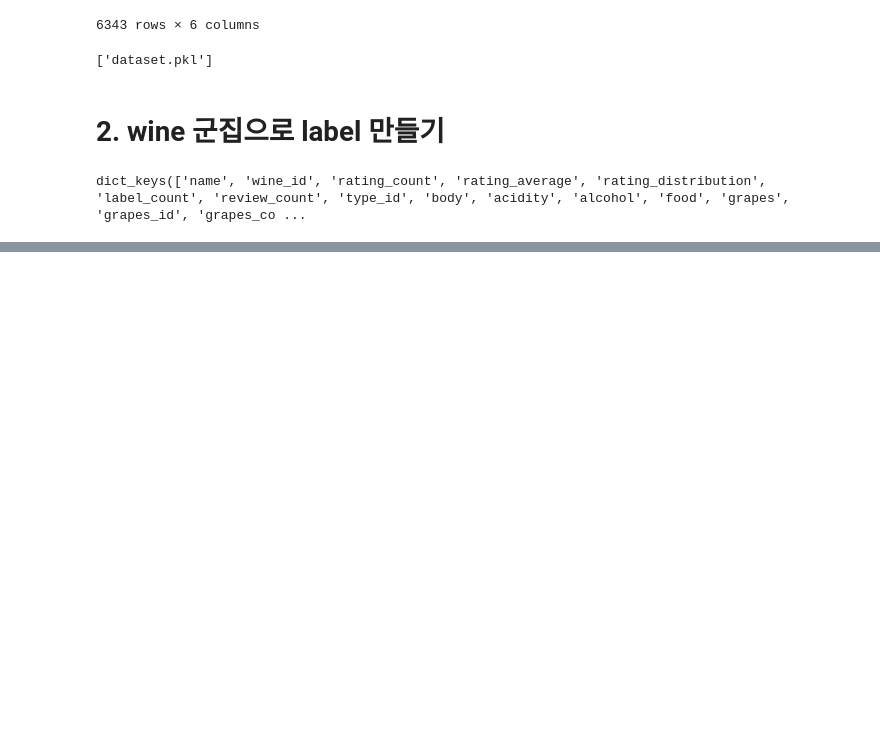
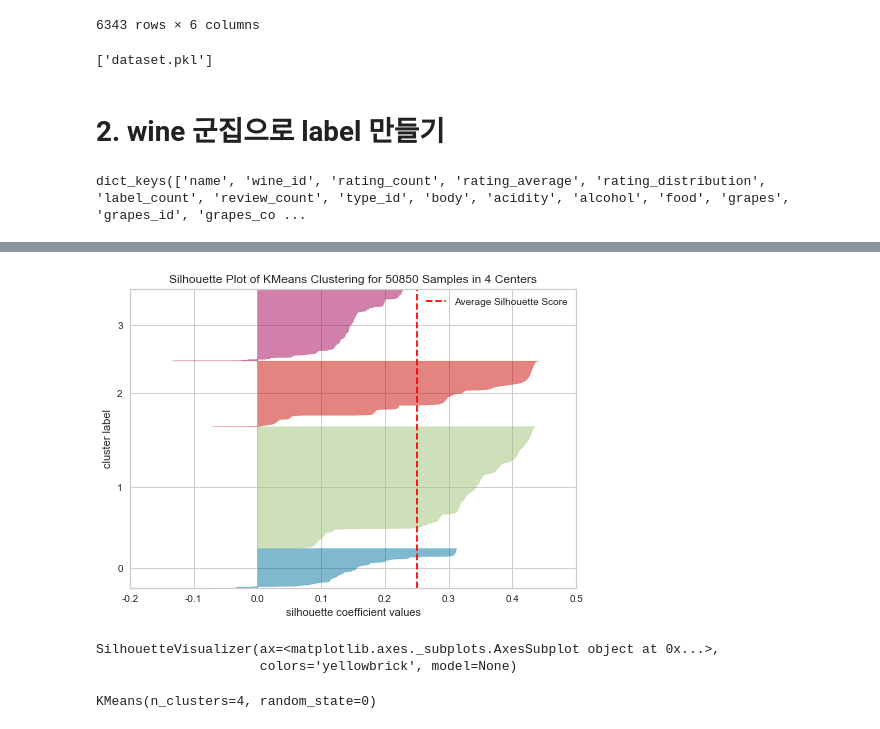
Before and after one commit to tobigs-reco-conf-1314/Tommelier, a Jupyter notebook: jinseok/1203_prep4DNN.ipynb, the cells around one changed output, grey strips where cells are left out. Saved outputs shown, nothing was run; the diff lists cells and outputs as text; code cells hidden in the pictures; blank space fills up the shorter version.

```diff
--- a/jinseok/1203_prep4DNN.ipynb
+++ b/jinseok/1203_prep4DNN.ipynb
@@ -364,0 +488,14 @@ item
+# %%
+# 군집이 4개일 때, 실루엣 계수의 평균은 0.2
+# 모든 군집이 실루엣 계수를 어느정도 초과했지만, 실루엣 계수 자체가 약간 낮음
+silhouette_visualizer(KMeans(4, random_state=0), X, colors='yellowbrick')
+# %% [output]
+[figure, added]
+SilhouetteVisualizer(ax=<matplotlib.axes._subplots.AxesSubplot object at 0x...>,
+                     colors='yellowbrick', model=None)
+# %%
+best_k = 4
+kmeans = KMeans(n_clusters=best_k, random_state=0)
+kmeans.fit(X)
+# %% [output]
+KMeans(n_clusters=4, random_state=0)
```
Also changed, not shown: parts of 72 cells of this notebook, 2 other files.
